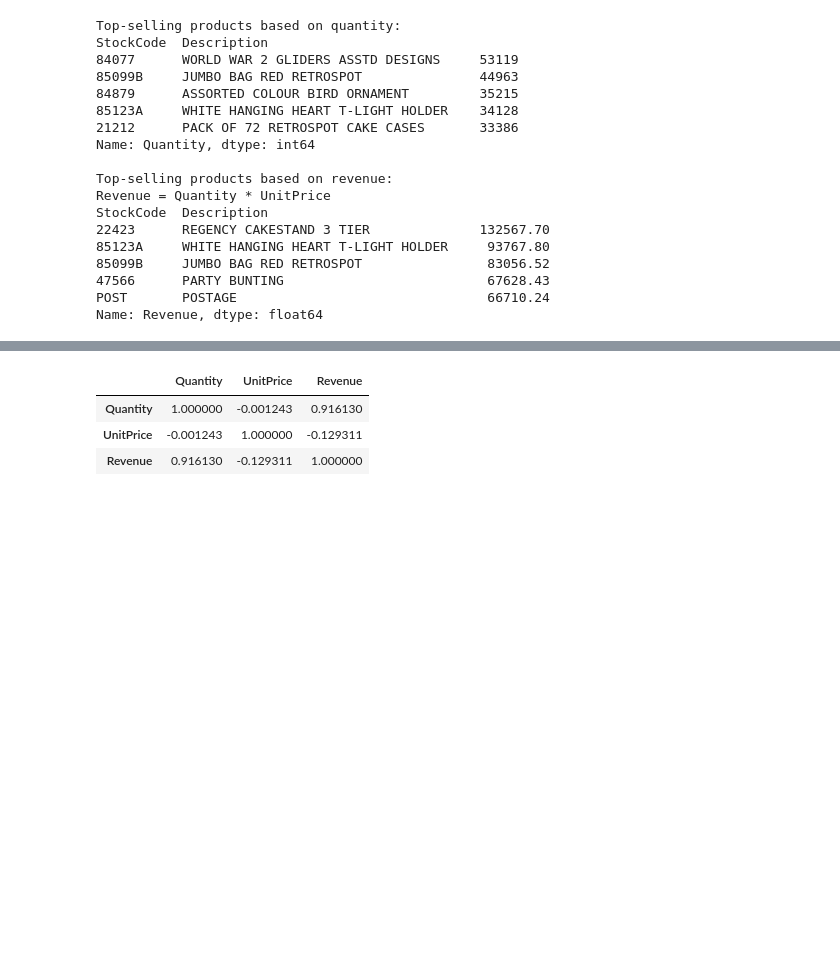
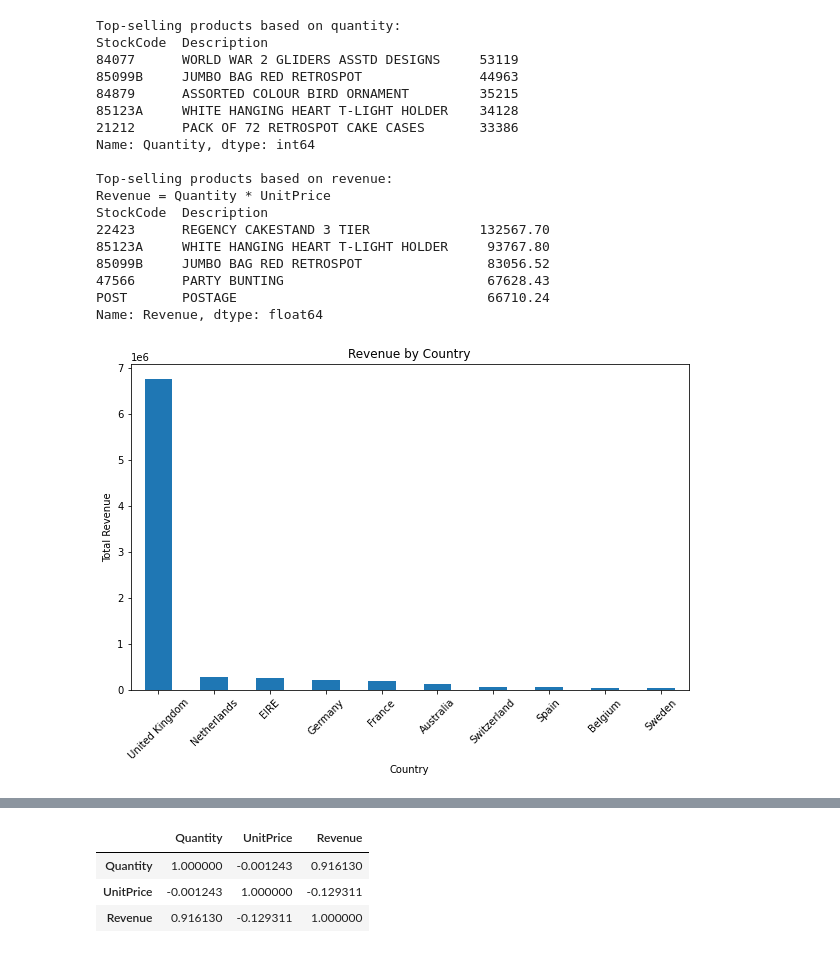
Before and after one commit to abkasa/aks, a Jupyter notebook: Data Scientist Interview - Assignment (Abdul Kadir)-Latest.ipynb, the cells around one changed output, grey strips where cells are left out. Cells and saved outputs as stored; diff of their text form; code cells hidden in the pictures; blank space fills up the shorter version.

```diff
--- a/Data Scientist Interview - Assignment (Abdul Kadir)-Latest.ipynb
+++ b/Data Scientist Interview - Assignment (Abdul Kadir)-Latest.ipynb
@@ -270,3 +308,17 @@ StockCode  Description
 47566      PARTY BUNTING                          67628.43
 POST       POSTAGE                                66710.24
 Name: Revenue, dtype: float64
+# %%
+# Group by country and calculate total purchase amount
+country_purchase = df.groupby("Country")["Revenue"].sum().sort_values(ascending=False)[:10]
+
+# Plot purchase amount by country
+plt.figure(figsize=(10, 6))
+country_purchase.plot(kind="bar")
+plt.title("Revenue by Country")
+plt.ylabel("Total Revenue")
+plt.xlabel("Country")
+plt.xticks(rotation=45)
+plt.show()
+# %% [output]
+[figure, added]
```
Also changed, not shown: parts of 8 cells of this notebook.
